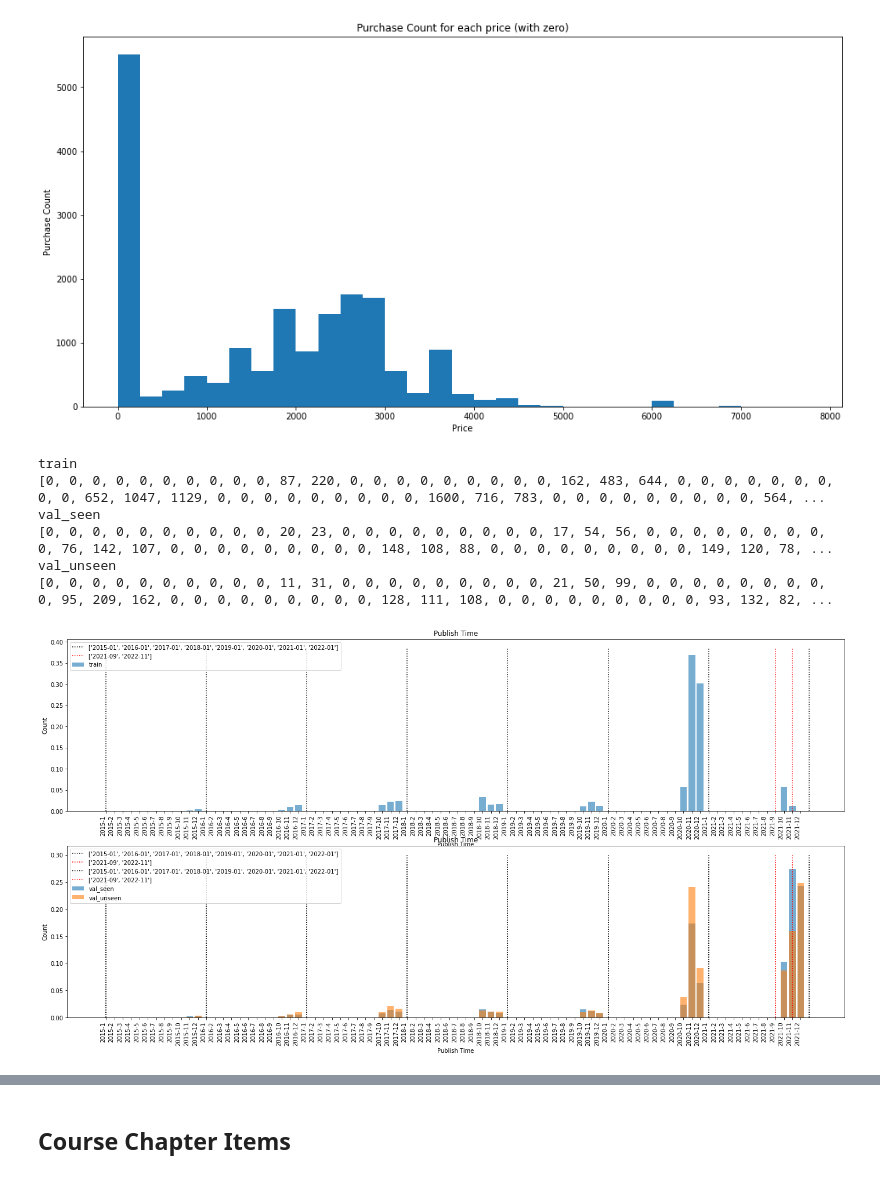
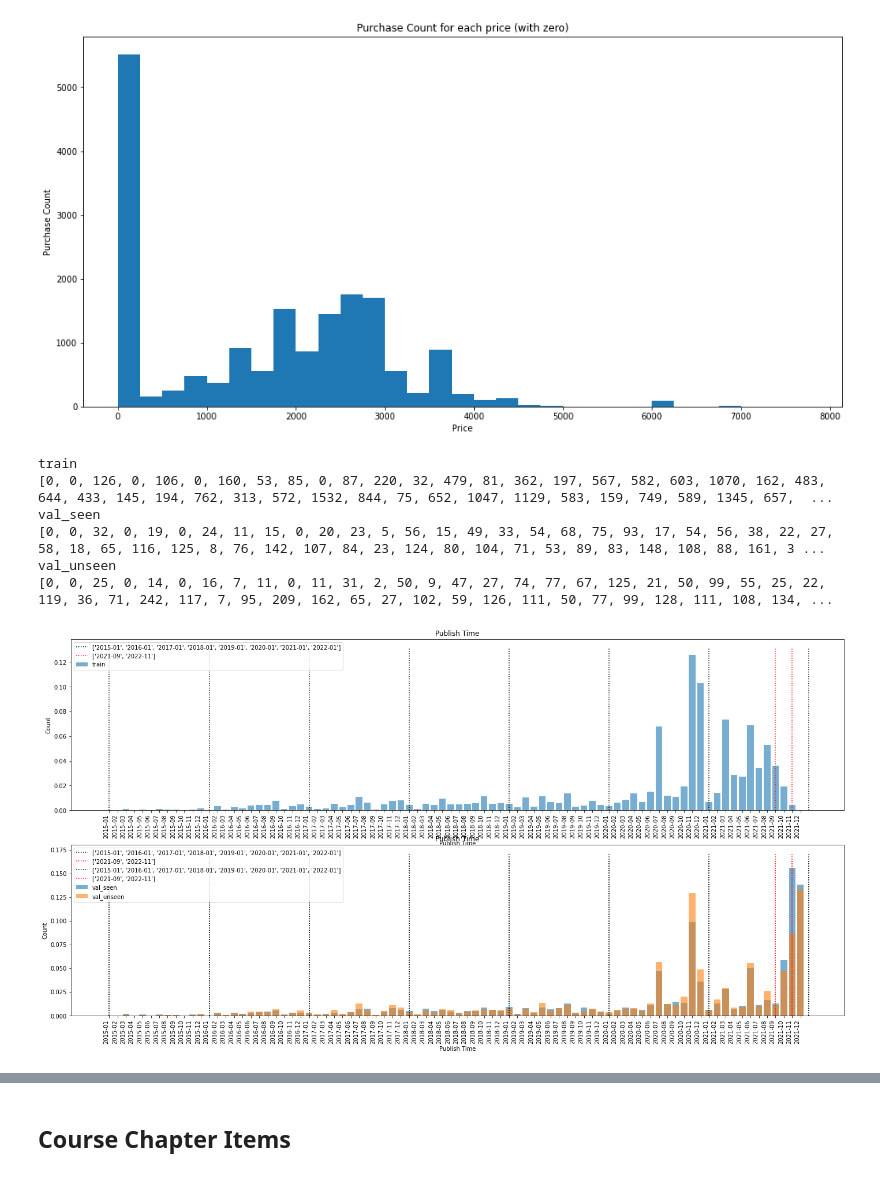
Before and after one commit to hsuck/ADL22-final-project, a Jupyter notebook: notebook/course_analysis.ipynb, the cells around one changed output, grey strips where cells are left out. Drawn from its saved outputs; the diff is of its cells as text; code cells hidden in the pictures.

```diff
--- a/notebook/course_analysis.ipynb
+++ b/notebook/course_analysis.ipynb
@@ -312,7 +295,7 @@ for name, log in user_purchase_log.items():
     cnt = []
     for year in range(2015, 2022):
         for month in range(1, 13):
-            t = f"{year}-{month}"
+            t = f"{year}-{month:02d}"
             pubtime.append(t)
             cnt.append(pubtime_cnt[t])
     print(cnt, pubtime)
@@ -333,34 +316,34 @@ for name, log in user_purchase_log.items():
 
     num_years = 8
     ymin, ymax = plt.ylim()
     plt.vlines(
         x    = [ i * 12 for i in range(num_years) ],
         ymin = [ ymin ] * num_years,
         ymax = [ ymax ] * num_years,
         label = [ f'{2015+i}-01' for i in range(num_years) ],
         colors = [ 'k' ] * num_years,
         linestyles = ['dotted'] * num_years,
     )
 
     plt.vlines(
         x    = [ (2021-2015) * 12 + 8, (2021-2015) * 12 + 10 ],
         ymin = [ ymin ] * 2,
         ymax = [ ymax ] * 2,
         label = [ '2021-09', '2022-11'],
         colors = [ 'red' ] * 2,
         linestyles = ['dotted'] * 2,
     )
 
     plt.title("Publish Time")
     plt.xlabel("Publish Time")
     plt.ylabel("Count")
     plt.legend()
 plt.show()
 # %% [output]
 train
-[0, 0, 0, 0, 0, 0, 0, 0, 0, 0, 87, 220, 0, 0, 0, 0, 0, 0, 0, 0, 0, 162, 483, 644, 0, 0, 0, 0, 0, 0, 0, 0, 0, 652, 1047, 1129, 0, 0, 0, 0, 0, 0, 0, 0, 0, 1600, 716, 783, 0, 0, 0, 0, 0, 0, 0, 0, 0, 564, ...
+[0, 0, 126, 0, 106, 0, 160, 53, 85, 0, 87, 220, 32, 479, 81, 362, 197, 567, 582, 603, 1070, 162, 483, 644, 433, 145, 194, 762, 313, 572, 1532, 844, 75, 652, 1047, 1129, 583, 159, 749, 589, 1345, 657,  ...
 val_seen
-[0, 0, 0, 0, 0, 0, 0, 0, 0, 0, 20, 23, 0, 0, 0, 0, 0, 0, 0, 0, 0, 17, 54, 56, 0, 0, 0, 0, 0, 0, 0, 0, 0, 76, 142, 107, 0, 0, 0, 0, 0, 0, 0, 0, 0, 148, 108, 88, 0, 0, 0, 0, 0, 0, 0, 0, 0, 149, 120, 78, ...
+[0, 0, 32, 0, 19, 0, 24, 11, 15, 0, 20, 23, 5, 56, 15, 49, 33, 54, 68, 75, 93, 17, 54, 56, 38, 22, 27, 58, 18, 65, 116, 125, 8, 76, 142, 107, 84, 23, 124, 80, 104, 71, 53, 89, 83, 148, 108, 88, 161, 3 ...
 val_unseen
-[0, 0, 0, 0, 0, 0, 0, 0, 0, 0, 11, 31, 0, 0, 0, 0, 0, 0, 0, 0, 0, 21, 50, 99, 0, 0, 0, 0, 0, 0, 0, 0, 0, 95, 209, 162, 0, 0, 0, 0, 0, 0, 0, 0, 0, 128, 111, 108, 0, 0, 0, 0, 0, 0, 0, 0, 0, 93, 132, 82, ...
+[0, 0, 25, 0, 14, 0, 16, 7, 11, 0, 11, 31, 2, 50, 9, 47, 27, 74, 77, 67, 125, 21, 50, 99, 55, 25, 22, 119, 36, 71, 242, 117, 7, 95, 209, 162, 65, 27, 102, 59, 126, 111, 50, 77, 99, 128, 111, 108, 134, ...
-[figure, old version]
+[figure, new version]
```
Also changed, not shown: parts of 4 cells of this notebook, 1 other file.
